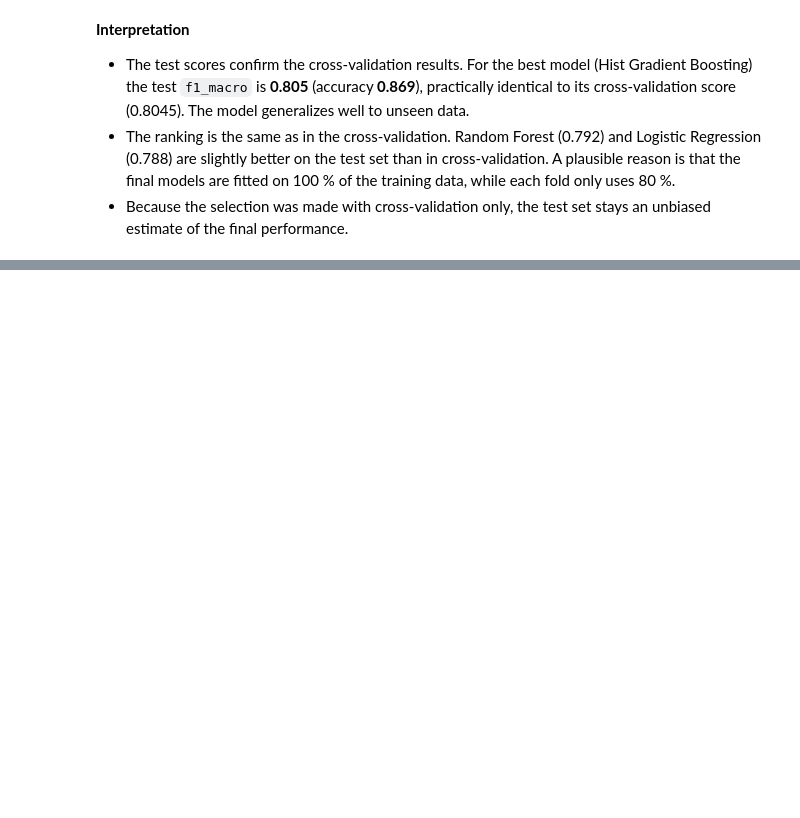
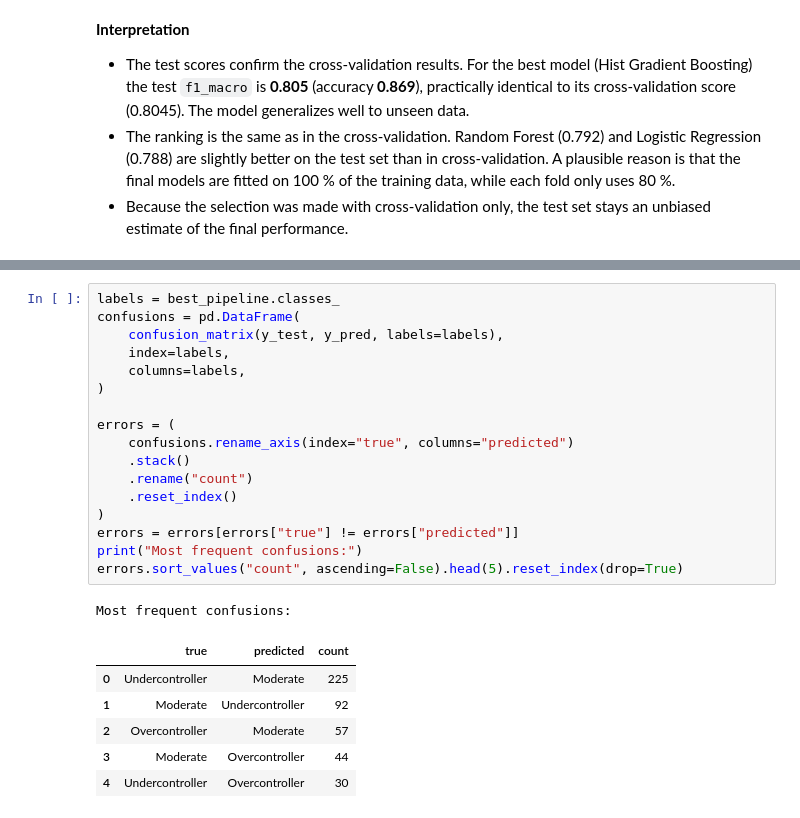
Before and after one commit to marc-matull/personality-predictor, a Jupyter notebook: notebooks/02_modeling.ipynb, the cells around one changed output, grey strips where cells are left out. Drawn from its saved outputs; the diff is of its cells as text; blank space fills up the shorter version.

```diff
--- a/notebooks/02_modeling.ipynb
+++ b/notebooks/02_modeling.ipynb
@@ -718,0 +763,25 @@ CV and test scores are consistent (difference below 0.03).
+# %%
+labels = best_pipeline.classes_
+confusions = pd.DataFrame(
+    confusion_matrix(y_test, y_pred, labels=labels),
+    index=labels,
+    columns=labels,
+)
+
+errors = (
+    confusions.rename_axis(index="true", columns="predicted")
+    .stack()
+    .rename("count")
+    .reset_index()
+)
+errors = errors[errors["true"] != errors["predicted"]]
+print("Most frequent confusions:")
+errors.sort_values("count", ascending=False).head(5).reset_index(drop=True)
+# %% [output]
+Most frequent confusions:
+|  | true | predicted | count |
+| 0 | Undercontroller | Moderate | 225 |
+| 1 | Moderate | Undercontroller | 92 |
+| 2 | Overcontroller | Moderate | 57 |
+| 3 | Moderate | Overcontroller | 44 |
+| 4 | Undercontroller | Overcontroller | 30 |
```
Also changed, not shown: parts of 10 cells of this notebook.
